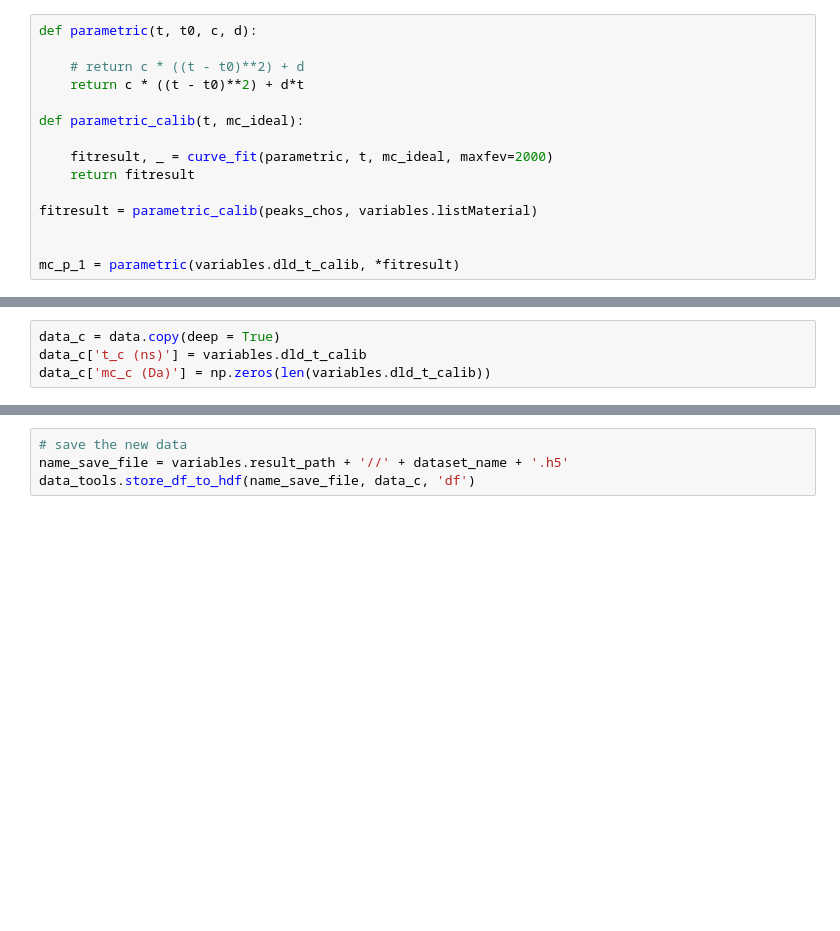
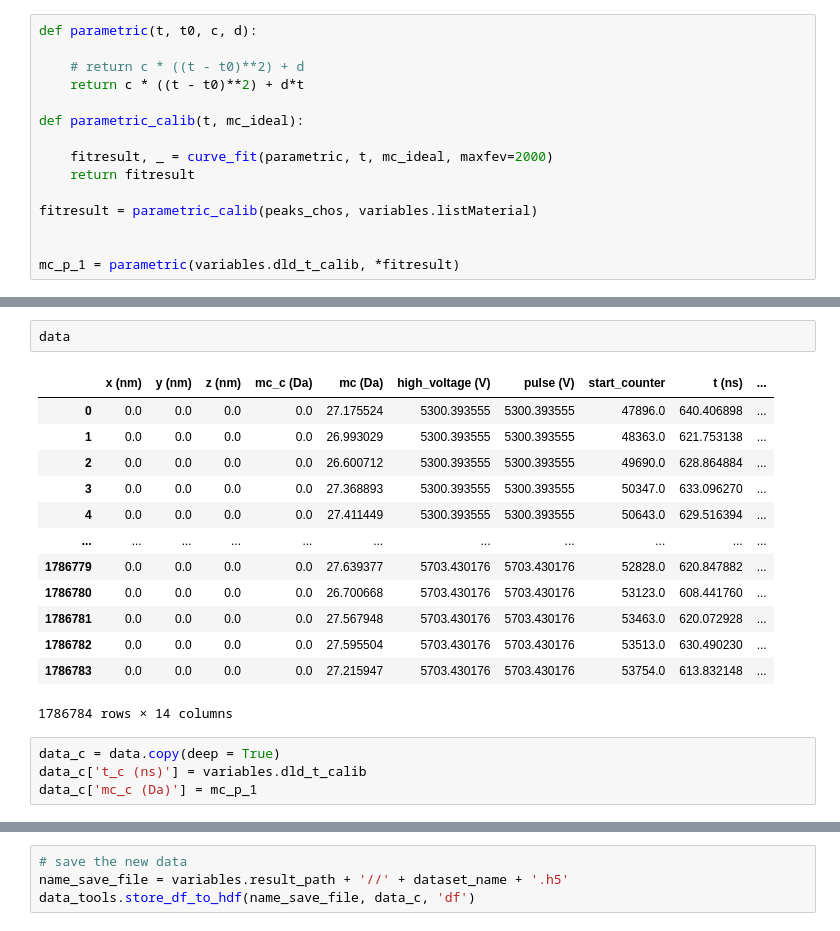
Before and after one commit to mmonajem/pyoxcart, a Jupyter notebook: pyccapt/calibration/tutorials/jupyter_files/02_1_tof_voltage_bowl_calibration.ipynb, the cells around one changed output, grey strips where cells are left out. Cells and saved outputs as stored; diff of their text form; blank space fills up the shorter version.

```diff
--- a/pyccapt/calibration/tutorials/jupyter_files/02_1_tof_voltage_bowl_calibration.ipynb
+++ b/pyccapt/calibration/tutorials/jupyter_files/02_1_tof_voltage_bowl_calibration.ipynb
@@ -484,6 +480,22 @@ Peaks  1 is at location and height: (26.96, 657783.00) peak window sides (half-m
+# %%
+data
+# %% [output]
+|  | x (nm) | y (nm) | z (nm) | mc_c (Da) | mc (Da) | high_voltage (V) | pulse (V) | start_counter | t (ns) | ... |
+| 0 | 0.0 | 0.0 | 0.0 | 0.0 | 27.175524 | 5300.393555 | 5300.393555 | 47896.0 | 640.406898 | ... |
+| 1 | 0.0 | 0.0 | 0.0 | 0.0 | 26.993029 | 5300.393555 | 5300.393555 | 48363.0 | 621.753138 | ... |
+| 2 | 0.0 | 0.0 | 0.0 | 0.0 | 26.600712 | 5300.393555 | 5300.393555 | 49690.0 | 628.864884 | ... |
+| 3 | 0.0 | 0.0 | 0.0 | 0.0 | 27.368893 | 5300.393555 | 5300.393555 | 50347.0 | 633.096270 | ... |
+| 4 | 0.0 | 0.0 | 0.0 | 0.0 | 27.411449 | 5300.393555 | 5300.393555 | 50643.0 | 629.516394 | ... |
+| ... | ... | ... | ... | ... | ... | ... | ... | ... | ... | ... |
+| 1786779 | 0.0 | 0.0 | 0.0 | 0.0 | 27.639377 | 5703.430176 | 5703.430176 | 52828.0 | 620.847882 | ... |
+| 1786780 | 0.0 | 0.0 | 0.0 | 0.0 | 26.700668 | 5703.430176 | 5703.430176 | 53123.0 | 608.441760 | ... |
+| 1786781 | 0.0 | 0.0 | 0.0 | 0.0 | 27.567948 | 5703.430176 | 5703.430176 | 53463.0 | 620.072928 | ... |
+| 1786782 | 0.0 | 0.0 | 0.0 | 0.0 | 27.595504 | 5703.430176 | 5703.430176 | 53513.0 | 630.490230 | ... |
+| 1786783 | 0.0 | 0.0 | 0.0 | 0.0 | 27.215947 | 5703.430176 | 5703.430176 | 53754.0 | 613.832148 | ... |
+1786784 rows × 14 columns
 # %%
 data_c = data.copy(deep = True)
 data_c['t_c (ns)'] = variables.dld_t_calib
-data_c['mc_c (Da)'] = np.zeros(len(variables.dld_t_calib))
+data_c['mc_c (Da)'] = mc_p_1
 # %%
 # Remove negative mc
```
Also changed, not shown: parts of 15 cells of this notebook, 9 other files.
